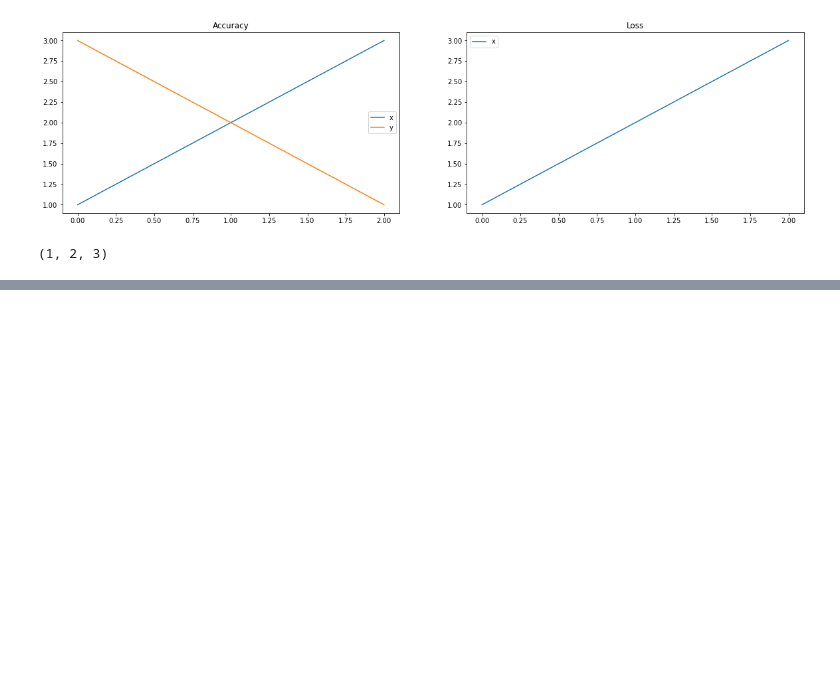
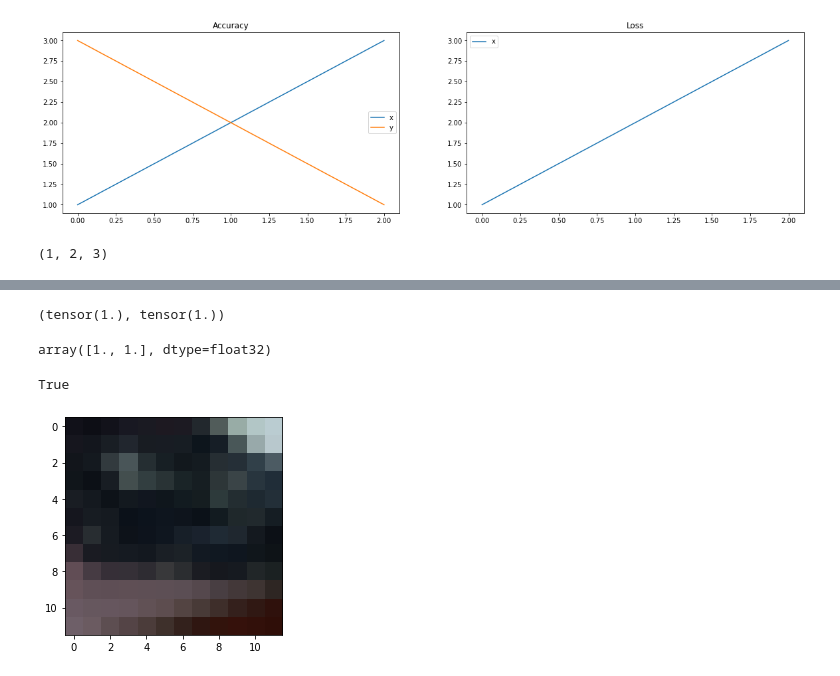
Before and after one commit to eladb3/dl_ex3, a Jupyter notebook: Untitled.ipynb, the cells around one changed output, grey strips where cells are left out. Cells and saved outputs as stored; diff of their text form; code cells hidden in the pictures; blank space fills up the shorter version.

```diff
--- a/Untitled.ipynb
+++ b/Untitled.ipynb
@@ -49,0 +70,12 @@ x , y, z
+# %%
+tuple(a)
+# %% [output]
+(tensor(1.), tensor(1.))
+# %%
+a.numpy()
+# %% [output]
+array([1., 1.], dtype=float32)
+# %%
+hash(a.numpy().tobytes()) == hash(b.numpy().tobytes())
+# %% [output]
+True
@@ -49,0 +85,24 @@ x , y, z
+# %%
+size = 12
+transform = transforms.Compose([
+    transforms.RandomResizedCrop((size, size), scale = (0.05, 1)),
+    transforms.ToTensor(),
+])
+
+data1 = torchvision.datasets.VOCDetection(root = 'data/VOC',
+                                     image_set = 'train',
+                                     transform = transform,
+                                     download = False)
+data2 = torchvision.datasets.VOCDetection(root = 'data/VOC',
+                                     image_set = 'trainval',
+                                     transform = transform,
+                                     download = False)
+data3 = torchvision.datasets.VOCDetection(root = 'data/VOC',
+                                     image_set = 'val',
+                                     transform = transform,
+                                     download = False)
+data = data1 + data2+ data3
+# %%
+utils.plt_tensor(data[1][0])
+# %% [output]
+[figure, added]
```
Also changed, not shown: parts of 21 cells of this notebook, 5 other files.
